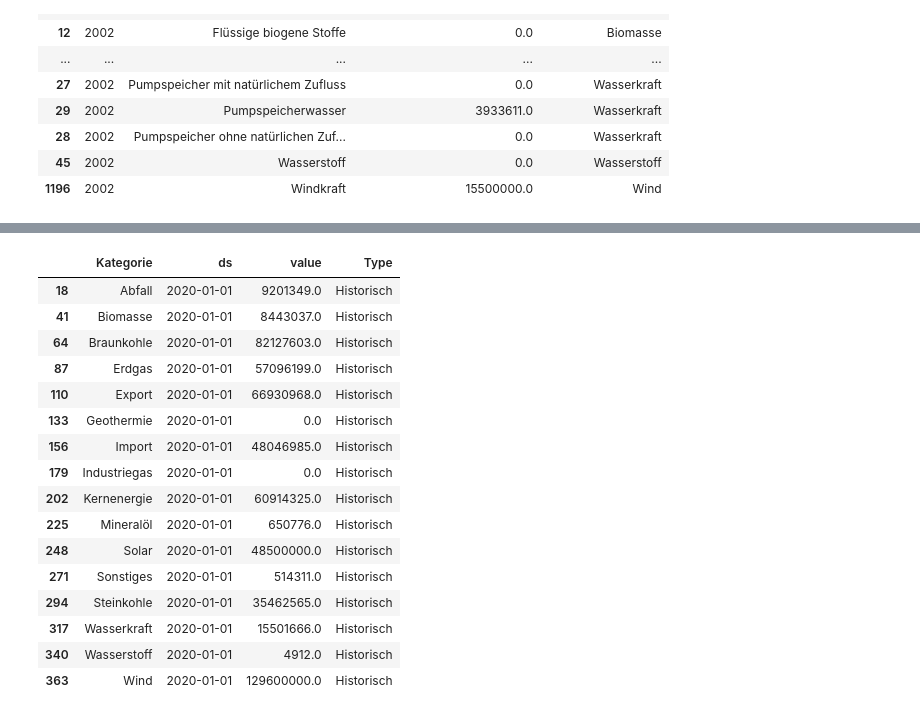
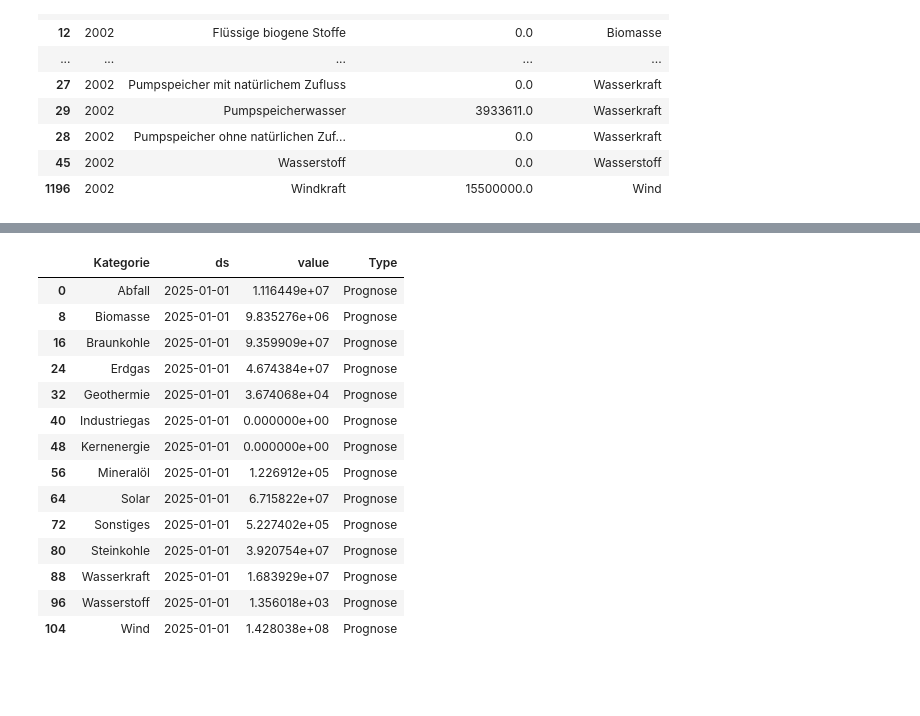
Before and after one commit to SultanGabriel/de_gridmix, a Jupyter notebook: destatis.ipynb, the cells around one changed output, grey strips where cells are left out. Cells and saved outputs as stored; diff of their text form; code cells hidden in the pictures; blank space fills up the shorter version.

```diff
--- a/destatis.ipynb
+++ b/destatis.ipynb
@@ -1,12 +18,5 @@
 # %%
-import pandas as pd
-import matplotlib.pyplot as plt
-
-from collections import defaultdict
-
-# Datei einlesen (pfad ggf. anpassen)
-file_path = "43311-0002_de.csv"
-df = pd.read_csv(file_path,  delimiter=';')
+df = pd.read_csv(f"{INPUT_DIR}/43311-0002_de.csv",  delimiter=';')
 
 
 # Fill missing Jahr & Monat
@@ -14,7 +24,7 @@ df["Jahr"].fillna(method="ffill", inplace=True)
 df["Monat"].fillna(method="ffill", inplace=True)
 df["Jahr"] = df["Jahr"].astype(int)
 
-# Convert production columns to numeric (ignore 'e', '-', etc.)
+# Convert production columns to numeric
 df["Elektrizitätserzeugung (brutto)"] = pd.to_numeric(df["Elektrizitätserzeugung (brutto)"], errors='coerce')
 df["Elektrizitätserzeugung (netto)"] = pd.to_numeric(df["Elektrizitätserzeugung (netto)"], errors='coerce')
 
@@ -194,8 +132,10 @@ strommix_gesamt[strommix_gesamt["Jahr"] == 2022].sort_values("Jahr")
 # %%
+# Wind / Solar energie import
+
 import json
 
 # Load JSON file
-with open("bruttostromerzeugung-energieträger.json", "r", encoding="utf-8") as f:
+with open(f"{INPUT_DIR}/bruttostromerzeugung-energieträger.json", "r", encoding="utf-8") as f:
     brutto_data = json.load(f)
 
 # Existing years in the database
@@ -218,19 +158,17 @@ for typ, jahresdaten in zusatz_daten.items():
                 records.append({
                     "Jahr": jahr_int,
                     "Typ": typ,
-                    "Elektrizitätserzeugung (netto)": value_float * 1_000_000  # TWh → MWh
+                    "Elektrizitätserzeugung (netto)": value_float * 1_000_000  # TWh -> MWh
                 })
         except ValueError:
             continue  # skip malformed entries
 
 df_zusatz = pd.DataFrame(records)
 
-# Remove existing entries for these types to avoid duplicates
+# Remove existing entries for these types to avoid duplicates and concat data
 strommix_gesamt = strommix_gesamt[
     ~strommix_gesamt["Typ"].isin(["Windkraft", "Photovoltaik"])
 ]
-
-# Add the new data
 strommix_gesamt = pd.concat([strommix_gesamt, df_zusatz], ignore_index=True)
 
 # Json is missing 2024 data
@@ -239,7 +177,6 @@ zusatz_2024 = pd.DataFrame([
     {"Jahr": 2024, "Typ": "Photovoltaik", "Elektrizitätserzeugung (netto)": 74_100_000}
 ])
 
-# Anfügen
 strommix_gesamt = pd.concat([strommix_gesamt, zusatz_2024], ignore_index=True)
 
 # Check result
@@ -574,27 +545,27 @@ strommix_wide.head(20)
 # %%
-# Define allowed categories (whitelist)
+#['Abfall', 'Andere Erneuerbare', 'Biomasse', 'Braunkohle', 'Erdgas', 'Export', 'Geothermie', 'Import', 'Import/Export', 'Industriegas', 'Kernenergie', 'Mineralöl',
+# 'SUMME', 'Solar', 'Sonstiges', 'Steinkohle', 'Wasserkraft', 'Wasserstoff', 'Wind']
 include_kategorien = ['Abfall', 'Biomasse', 'Braunkohle', 'Erdgas',
                       'Geothermie', 'Industriegas', 'Kernenergie',
                       'Mineralöl', 'Solar', 'Sonstiges', 'Steinkohle',
-                      'Wasserkraft', 'Wind', 'Wasserstoff', 'Import', 'Export']
+                      'Wasserkraft', 'Wind', 'Wasserstoff'] # , 'Import', 'Export'
 
-# Step 0: Filter to only included categories
 strommix_filtered = strommix_gesamt[strommix_gesamt["Kategorie"].isin(include_kategorien)]
 
-# Step 1: Sum by Kategorie and Jahr
+# Sum by Kategorie and Jahr
 strommix_for_prophet = (
     strommix_filtered
     .groupby(["Kategorie", "Jahr"], as_index=False)
     .agg({"Elektrizitätserzeugung (netto)": "sum"})
 )
 
-# Step 2: Rename for Prophet compatibility
+# Prophet labels
 strommix_for_prophet = strommix_for_prophet.rename(columns={
     "Jahr": "ds",
     "Elektrizitätserzeugung (netto)": "y"
 })
 
-# Step 3: Convert year to datetime (Prophet requires actual datetime)
+# year to datetime
 strommix_for_prophet["ds"] = pd.to_datetime(strommix_for_prophet["ds"], format="%Y")
 
 # Inbetween to print the included categories in the data
@@ -606,6 +577,5 @@ print(f"Ignorierte Kategorien: {', '.join(ignorierte_kategorien)}")
 print(f"Es sind {len(included_categories_test)} from {len(include_kategorien)} that are allowed from {len(TOP_LEVEL_CATEGORIES)} total.")
 
 
-# Step 4 (Optional): Check one example
 strommix_for_prophet
 # %% [output]
@@ -719,3 +651,8 @@ final_forecast_df = pd.concat(all_forecasts, ignore_index=True)
+# %%
+# Modify Predictions
+
+# Clamp Kernenergie to 0 because it has been banned
+final_forecast_df.loc[final_forecast_df["Kategorie"] == "Kernenergie", "yhat"] = 0
 # %%
 import matplotlib.pyplot as plt
 
@@ -734,50 +671,48 @@ combined = pd.concat([
     original[['Kategorie', 'ds', 'value', 'Type']],
     forecast[['Kategorie', 'ds', 'value', 'Type']]
 ])
 
 # include_saldo_forecast = False  # Set to False to exclude Import/Export forecast
 
 # if include_saldo_forecast:
 #     # Prepare historical saldo from existing data
 #     historical_saldo = strommix_for_prophet[strommix_for_prophet["Kategorie"] == "Austauschsaldo"].copy()
 #     historical_saldo["Kategorie"] = "Import / Export"
 #     historical_saldo["Type"] = "Historisch"
 #     historical_saldo = historical_saldo.rename(columns={"y": "value"})
 #     historical_saldo = historical_saldo[["Kategorie", "ds", "value", "Type"]]
 
 #     # Prepare forecast saldo
 #     saldo_forecast = saldo_total.copy()
 #     saldo_forecast["Kategorie"] = "Import / Export"
 #     saldo_forecast["Type"] = "Prognose"
 #     saldo_forecast = saldo_forecast.rename(columns={"Elektrizitätserzeugung (netto)": "value"})
 #     saldo_forecast = saldo_forecast[["Kategorie", "ds", "value", "Type"]]
 
 #     # Combine both historical + forecast saldo
 #     saldo_combined = pd.concat([historical_saldo, saldo_forecast], ignore_index=True)
 
 #     # Add to combined
 #     combined = pd.concat([combined, saldo_combined], ignore_index=True)
 
 
-combined[combined['ds'] == '2020-01-01']
+combined[combined['ds'] == '2025-01-01']
 # %% [output]
 |  | Kategorie | ds | value | Type |
-| 18 | Abfall | 2020-01-01 | 9201349.0 | Historisch |
-| 41 | Biomasse | 2020-01-01 | 8443037.0 | Historisch |
-| 64 | Braunkohle | 2020-01-01 | 82127603.0 | Historisch |
-| 87 | Erdgas | 2020-01-01 | 57096199.0 | Historisch |
-| 110 | Export | 2020-01-01 | 66930968.0 | Historisch |
-| 133 | Geothermie | 2020-01-01 | 0.0 | Historisch |
-| 156 | Import | 2020-01-01 | 48046985.0 | Historisch |
-| 179 | Industriegas | 2020-01-01 | 0.0 | Historisch |
-| 202 | Kernenergie | 2020-01-01 | 60914325.0 | Historisch |
-| 225 | Mineralöl | 2020-01-01 | 650776.0 | Historisch |
-| 248 | Solar | 2020-01-01 | 48500000.0 | Historisch |
-| 271 | Sonstiges | 2020-01-01 | 514311.0 | Historisch |
-| 294 | Steinkohle | 2020-01-01 | 35462565.0 | Historisch |
-| 317 | Wasserkraft | 2020-01-01 | 15501666.0 | Historisch |
-| 340 | Wasserstoff | 2020-01-01 | 4912.0 | Historisch |
-| 363 | Wind | 2020-01-01 | 129600000.0 | Historisch |
+| 0 | Abfall | 2025-01-01 | 1.116449e+07 | Prognose |
+| 8 | Biomasse | 2025-01-01 | 9.835276e+06 | Prognose |
+| 16 | Braunkohle | 2025-01-01 | 9.359909e+07 | Prognose |
+| 24 | Erdgas | 2025-01-01 | 4.674384e+07 | Prognose |
+| 32 | Geothermie | 2025-01-01 | 3.674068e+04 | Prognose |
+| 40 | Industriegas | 2025-01-01 | 0.000000e+00 | Prognose |
+| 48 | Kernenergie | 2025-01-01 | 0.000000e+00 | Prognose |
+| 56 | Mineralöl | 2025-01-01 | 1.226912e+05 | Prognose |
+| 64 | Solar | 2025-01-01 | 6.715822e+07 | Prognose |
+| 72 | Sonstiges | 2025-01-01 | 5.227402e+05 | Prognose |
+| 80 | Steinkohle | 2025-01-01 | 3.920754e+07 | Prognose |
+| 88 | Wasserkraft | 2025-01-01 | 1.683929e+07 | Prognose |
+| 96 | Wasserstoff | 2025-01-01 | 1.356018e+03 | Prognose |
+| 104 | Wind | 2025-01-01 | 1.428038e+08 | Prognose |
 # %%
 
 # # Plot each Kategorie
```
Also changed, not shown: parts of 22 cells of this notebook, 7 other files.
